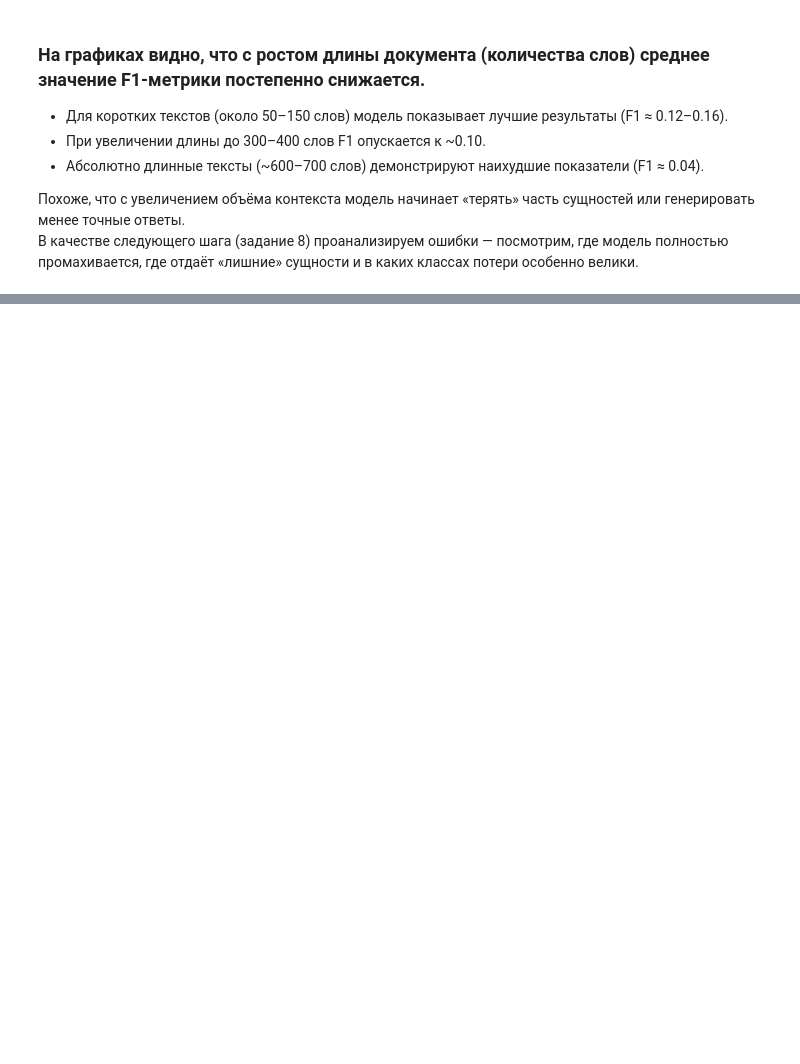
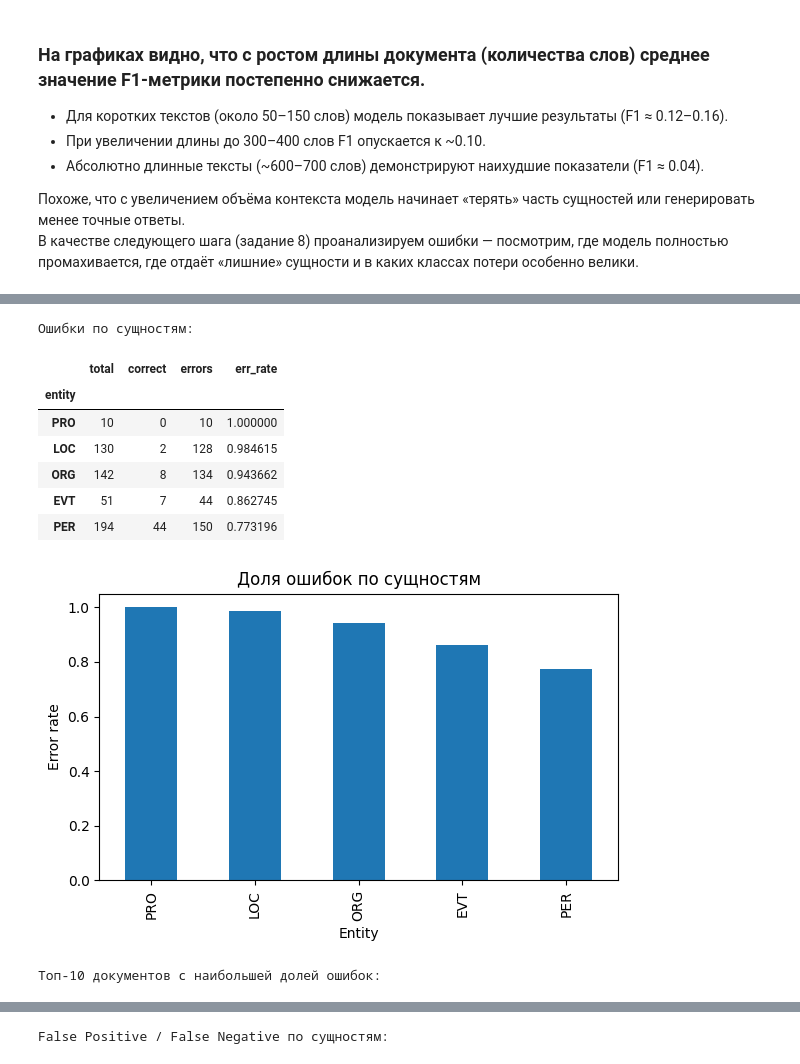
Before and after one commit to veressc/SBER, a Jupyter notebook: notebooks/solution.ipynb, the cells around one changed output, grey strips where cells are left out. Saved outputs shown, nothing was run; the diff lists cells and outputs as text; code cells hidden in the pictures; blank space fills up the shorter version.

```diff
--- a/notebooks/solution.ipynb
+++ b/notebooks/solution.ipynb
@@ -788,2 +778,79 @@ plt.show()
 # %%
-# Код для задания 8
+
+df['correct'] = df['f1'] > 0
+
+
+err_by_ent = (
+    df
+    .groupby('entity')['correct']
+    .agg(total='count', correct='sum')
+    .assign(
+        errors=lambda d: d['total'] - d['correct'],
+        err_rate=lambda d: d['errors'] / d['total']
+    )
+    .sort_values('err_rate', ascending=False)
+)
+print("Ошибки по сущностям:")
+display(err_by_ent)
+
+
+import matplotlib.pyplot as plt
+
+plt.figure(figsize=(6,4))
+err_by_ent['err_rate'].plot(kind='bar')
+plt.title("Доля ошибок по сущностям")
+plt.ylabel("Error rate")
+plt.xlabel("Entity")
+plt.tight_layout()
+plt.show()
+
+
+
+err_by_doc = (
+    df
+    .groupby('document_id')['correct']
+    .agg(total='count', correct='sum')
+    .assign(
+        errors=lambda d: d['total'] - d['correct'],
+        err_rate=lambda d: d['errors'] / d['total']
+    )
+    .sort_values('err_rate', ascending=False)
+)
+print("Топ‑10 документов с наибольшей долей ошибок:")
+display(err_by_doc.head(10))
+
+
+plt.figure(figsize=(6,6))
+err_by_doc['err_rate'].head(10).plot(kind='barh')
+plt.title("Доля ошибок по документам")
+plt.xlabel("Error rate")
+plt.ylabel("Document ID")
+plt.tight_layout()
+plt.show()
+
+
+
+df['fp'] = (df['predicted'] != "") & (df['gold_answer'] == "")
+df['fn'] = (df['predicted'] == "") & (df['gold_answer'] != "")
+
+
+err_types = (
+    df
+    .groupby('entity')
+    .agg(fp=('fp','sum'), fn=('fn','sum'), total=('correct','count'))
+    .assign(fp_rate=lambda d: d['fp']/d['total'], fn_rate=lambda d: d['fn']/d['total'])
+    .sort_values('fp_rate', ascending=False)
+)
+print("False Positive / False Negative по сущностям:")
+display(err_types)
+# %% [output]
+Ошибки по сущностям:
+|  | total | correct | errors | err_rate |
+| entity |  |  |  |  |
+| PRO | 10 | 0 | 10 | 1.000000 |
+| LOC | 130 | 2 | 128 | 0.984615 |
+| ORG | 142 | 8 | 134 | 0.943662 |
+| EVT | 51 | 7 | 44 | 0.862745 |
+| PER | 194 | 44 | 150 | 0.773196 |
+[figure, added]
+Топ‑10 документов с наибольшей долей ошибок:
@@ -789,0 +869 @@ plt.show()
+False Positive / False Negative по сущностям:
```
Also changed, not shown: parts of 8 cells of this notebook.
